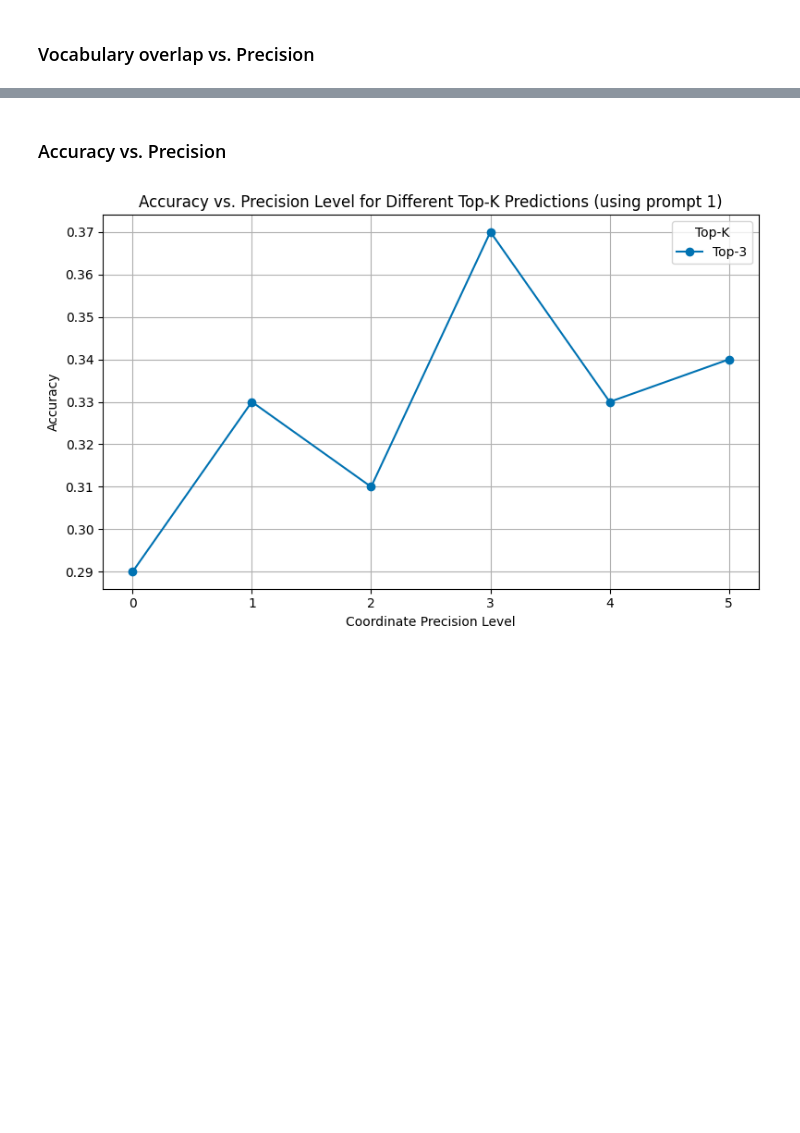
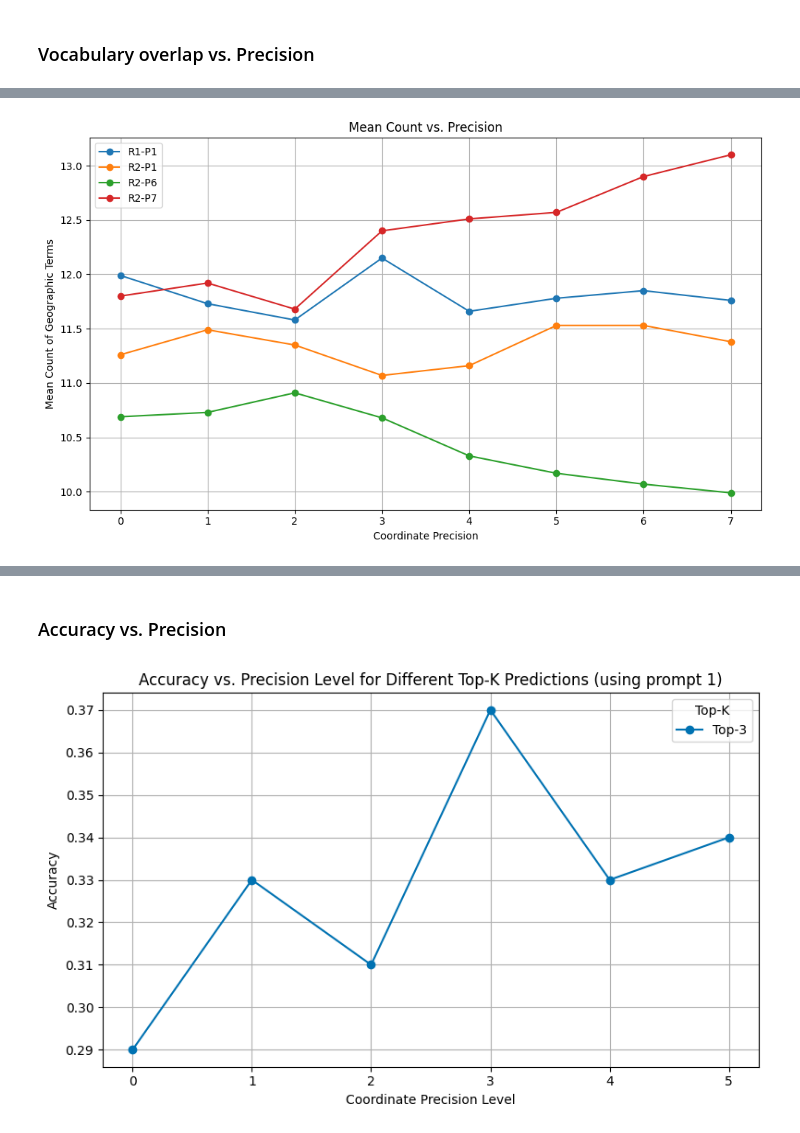
Before and after one commit to KarenFFog/Bachelor_project_2025, a Jupyter notebook: plotting.ipynb, the cells around one changed output, grey strips where cells are left out. Saved outputs shown, nothing was run; the diff lists cells and outputs as text; code cells hidden in the pictures; blank space fills up the shorter version.

```diff
--- a/plotting.ipynb
+++ b/plotting.ipynb
@@ -143,0 +180,10 @@ plot_mean_vs_precision(base_eval_dir, ["1", "2", "3", "4", "5", "6", "7", "8", "
+# %%
+prompt_names = ['R1-P1', 'R1-P4', 'R1-P6', 'R2-P1', 'R2-P2', 'R2-P3', 'R2-P4', 'R2-P5', 'R2-P6', 'R2-P7', 'R2-P8', 'R1-P2']
+plot_mean_vs_precision(
+    base_eval_dir = "prompt engineering/results/experiment_1",
+    prompt_names=prompt_names,
+    save_stats_path="R2_stats.jsonl",
+    prompt_ids_to_plot=[1, 4, 9, 10],  # Only plot prompts 1, 4, and 9
+)
+# %% [output]
+[figure, added]
```
Also changed, not shown: parts of 8 cells of this notebook, 15 other files.
